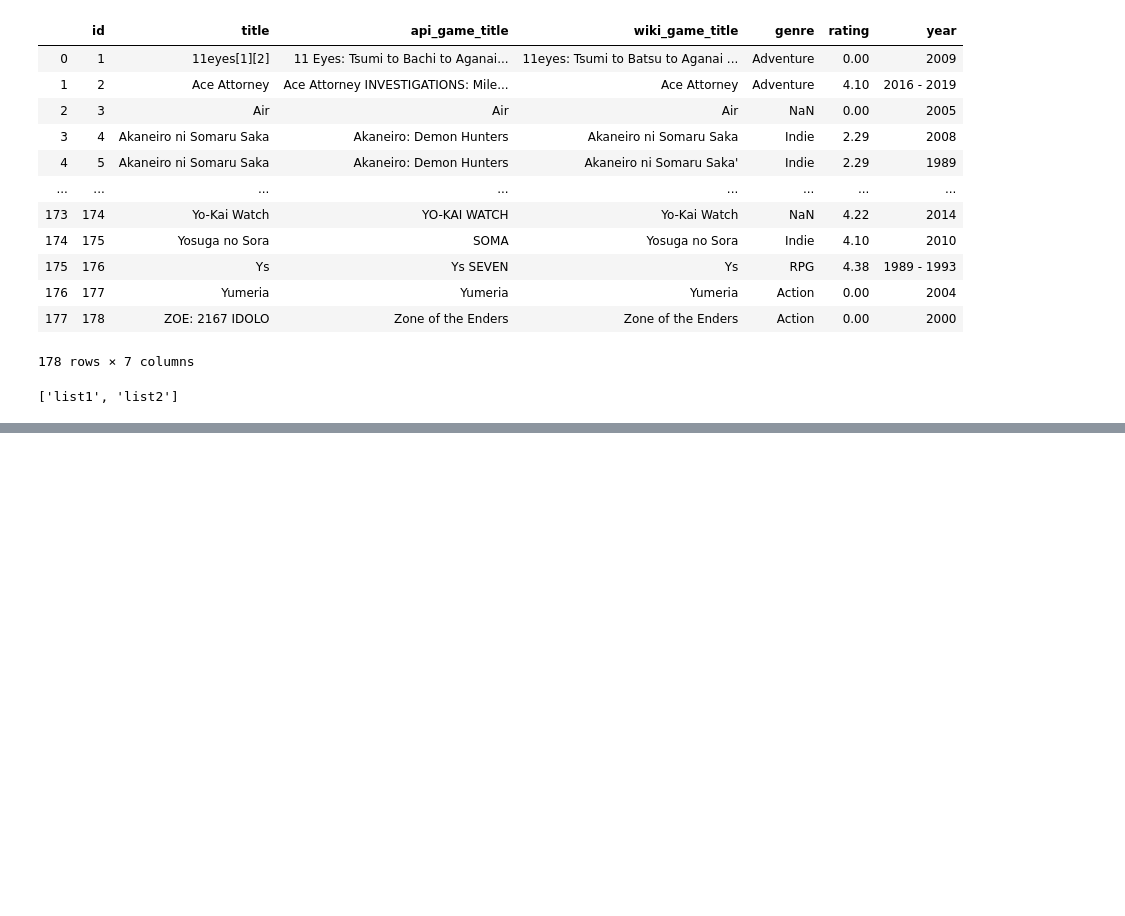
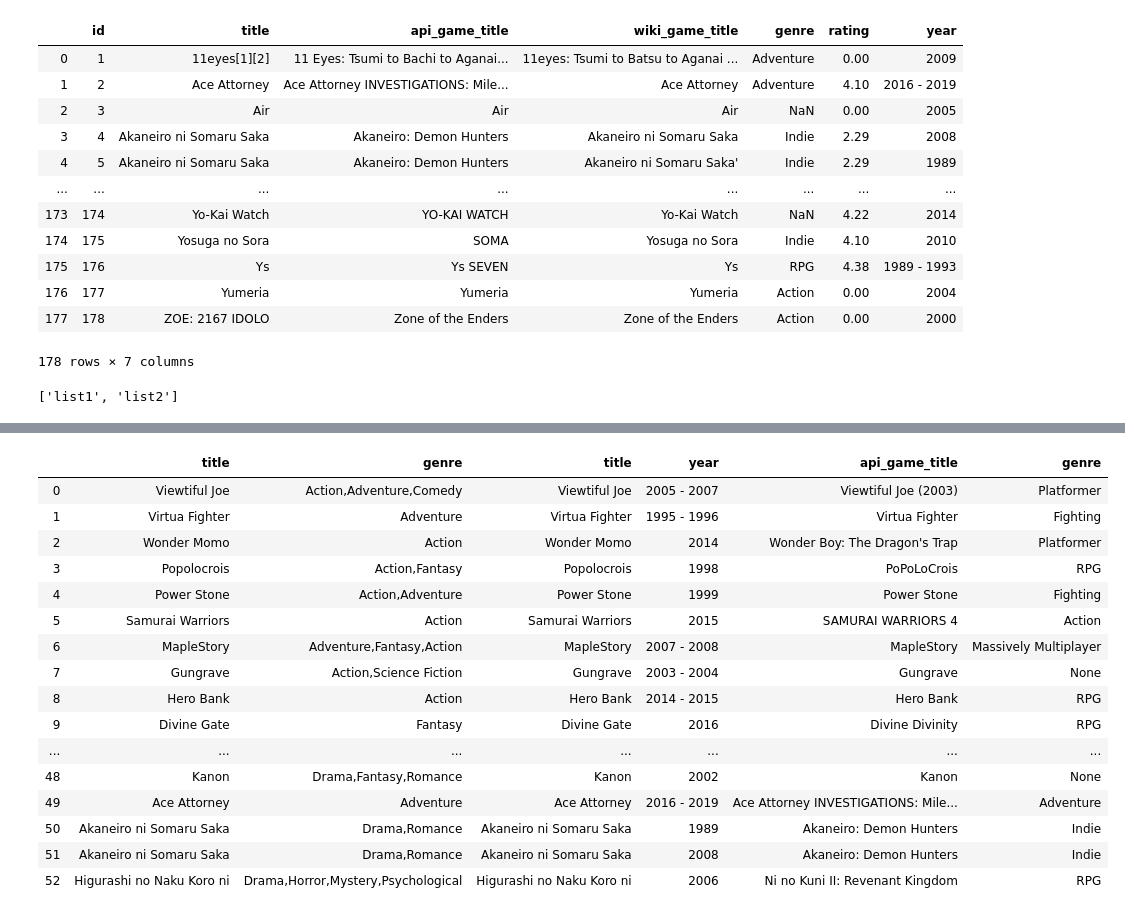
Before and after one commit to pcaudilla/ETL-Project, a Jupyter notebook: anime-etl/anime_list.ipynb, the cells around one changed output, grey strips where cells are left out. Saved outputs shown, nothing was run; the diff lists cells and outputs as text; code cells hidden in the pictures; blank space fills up the shorter version.

```diff
--- a/anime-etl/anime_list.ipynb
+++ b/anime-etl/anime_list.ipynb
@@ -375,0 +388,4 @@ pd.read_sql_query('select * from list1', con=engine).head()
+# %%
+query="SELECT l1.title, l1.genre, l2.title, l2.year, l2.api_game_title, l2.genre FROM list1 l1 inner join list2 l2 on l1.title = l2.title"
+# %%
+query_df = pd.read_sql_query(query, con=engine)
@@ -375,0 +394,20 @@ pd.read_sql_query('select * from list1', con=engine).head()
+# %%
+query_df
+# %% [output]
+|  | title | genre | title | year | api_game_title | genre |
+| 0 | Viewtiful Joe | Action,Adventure,Comedy | Viewtiful Joe | 2005 - 2007 | Viewtiful Joe (2003) | Platformer |
+| 1 | Virtua Fighter | Adventure | Virtua Fighter | 1995 - 1996 | Virtua Fighter | Fighting |
+| 2 | Wonder Momo | Action | Wonder Momo | 2014 | Wonder Boy: The Dragon's Trap | Platformer |
+| 3 | Popolocrois | Action,Fantasy | Popolocrois | 1998 | PoPoLoCrois | RPG |
+| 4 | Power Stone | Action,Adventure | Power Stone | 1999 | Power Stone | Fighting |
+| 5 | Samurai Warriors | Action | Samurai Warriors | 2015 | SAMURAI WARRIORS 4 | Action |
+| 6 | MapleStory | Adventure,Fantasy,Action | MapleStory | 2007 - 2008 | MapleStory | Massively Multiplayer |
+| 7 | Gungrave | Action,Science Fiction | Gungrave | 2003 - 2004 | Gungrave | None |
+| 8 | Hero Bank | Action | Hero Bank | 2014 - 2015 | Hero Bank | RPG |
+| 9 | Divine Gate | Fantasy | Divine Gate | 2016 | Divine Divinity | RPG |
+| ... | ... | ... | ... | ... | ... | ... |
+| 48 | Kanon | Drama,Fantasy,Romance | Kanon | 2002 | Kanon | None |
+| 49 | Ace Attorney | Adventure | Ace Attorney | 2016 - 2019 | Ace Attorney INVESTIGATIONS: Mile... | Adventure |
+| 50 | Akaneiro ni Somaru Saka | Drama,Romance | Akaneiro ni Somaru Saka | 1989 | Akaneiro: Demon Hunters | Indie |
+| 51 | Akaneiro ni Somaru Saka | Drama,Romance | Akaneiro ni Somaru Saka | 2008 | Akaneiro: Demon Hunters | Indie |
+| 52 | Higurashi no Naku Koro ni | Drama,Horror,Mystery,Psychological | Higurashi no Naku Koro ni | 2006 | Ni no Kuni II: Revenant Kingdom | RPG |
```
Also changed, not shown: parts of 8 cells of this notebook, 2 other files.
